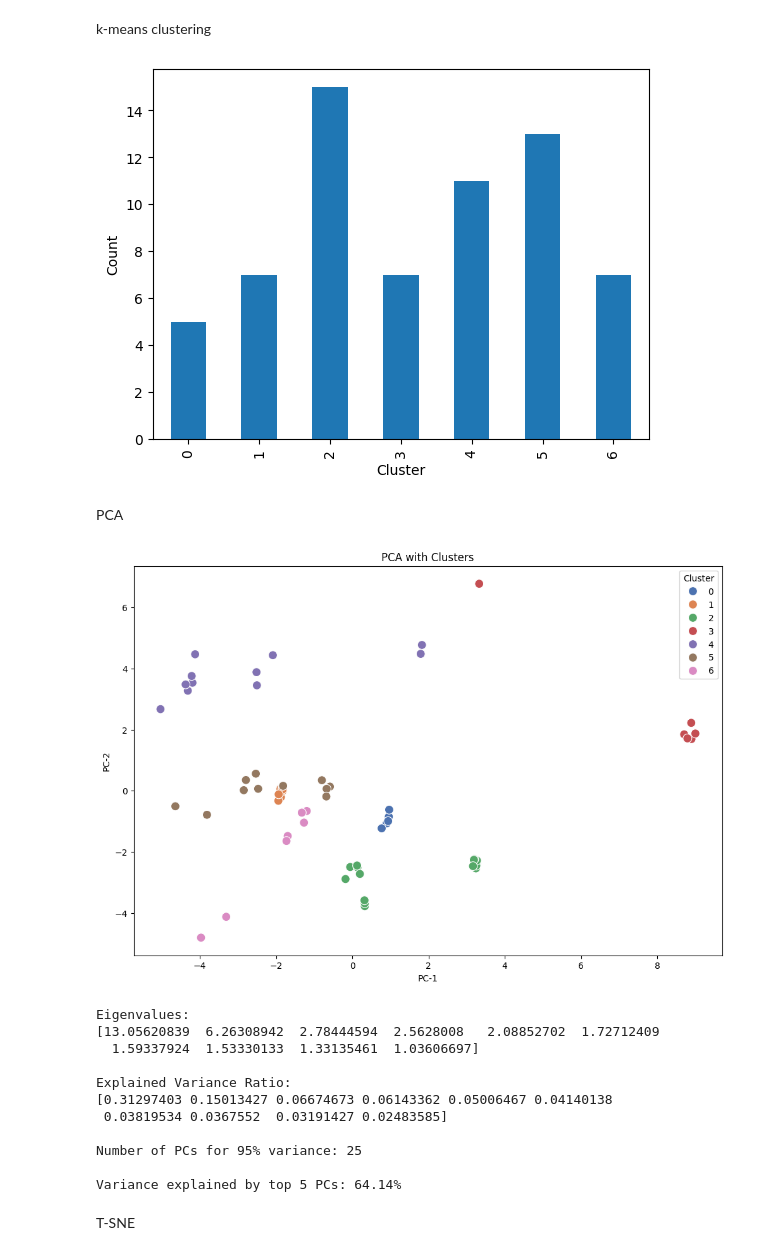
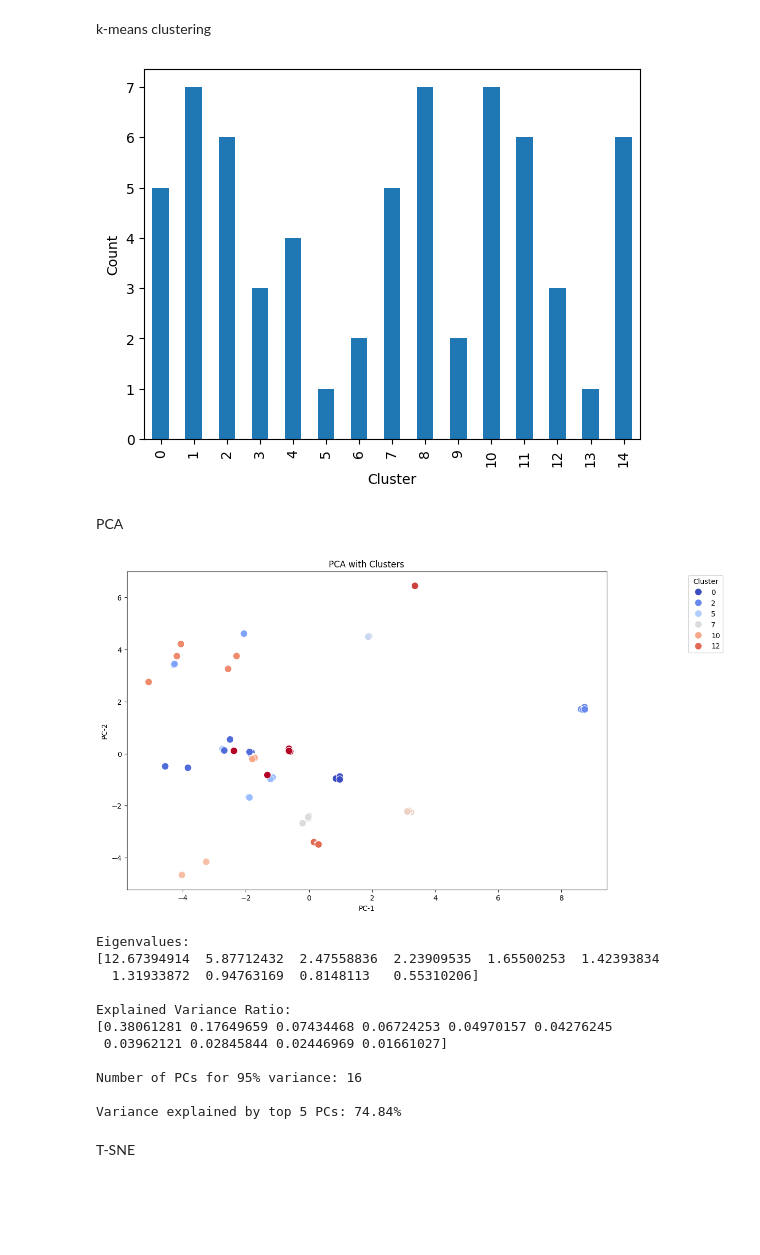
Before and after one commit to SepehrAkbari/enrollment-cliff, a Jupyter notebook: data/analysis.ipynb, the cells around one changed output. Saved outputs shown, nothing was run; the diff lists cells and outputs as text; code cells hidden in the pictures; blank space fills up the shorter version.

```diff
--- a/data/analysis.ipynb
+++ b/data/analysis.ipynb
@@ -59,6 +59,7 @@ df.head()
 splitting
 # %%
 labels = df[['name', 'reasonClosure']].copy()
-X_df = df.drop(columns=['name', 'reasonClosure'] + reason_cols)
+X_df = df.drop(columns=['name', 'reasonClosure', 'state', 'yearClosed', 'stateAbbreviation', 'typeProfit', 'religionAffiliation', 'specialDemographic', 'mergingInstitutionType',
+                        'mergingInstitutionLocationType', 'mergingInstitutionReligiousAffiliation', 'region', 'yearEstablished'] + reason_cols)
 X_df.shape, labels.shape
 # %% [output]
@@ -74,7 +75,7 @@ num_transformer = Pipeline(steps=[
 ])
 
 cat_transformer = Pipeline(steps=[
-    ('onehot', OneHotEncoder(sparse_output=False, handle_unknown='ignore'))
+    ('onehot', OneHotEncoder(sparse_output=False, handle_unknown='ignore', drop='first'))
 ])
 
 preprocessor = ColumnTransformer(
@@ -101,7 +102,7 @@ X_processed.head()
 finding the number of clusters
 # %%
 inertia = []
-k_range = range(2, 16)
+k_range = range(2, 40)
 for k in k_range:
     kmeans = KMeans(n_clusters=k)
     kmeans.fit(X)
@@ -116,7 +117,7 @@ plt.show()
 # %% [markdown]
 k-means clustering
 # %%
-optimal_k = 7
+optimal_k = 15
 kmeans = KMeans(n_clusters=optimal_k, random_state=42)
 kmeans_labels = kmeans.fit_predict(X)
 
@@ -126,49 +127,49 @@ plt.xlabel('Cluster')
 plt.ylabel('Count')
 plt.show()
 # %% [output]
-[figure, old version]
+[figure, new version]
 # %% [markdown]
 PCA
 # %%
 pca = PCA(random_state=rs)
 X_pca = pca.fit_transform(X)
 
 eigenvalues = pca.explained_variance_
 explained_variance_ratio = pca.explained_variance_ratio_
 cumulative_variance = np.cumsum(explained_variance_ratio)
 
 n_components_95 = np.argmax(cumulative_variance >= 0.95) + 1
 
 for i in range(5):
     labels[f'pca_component_{i+1}'] = X_pca[:, i]
 
 plt.figure(figsize=(12, 8))
-scatter = sns.scatterplot(x=X_pca[:, 0], y=X_pca[:, 1], hue=kmeans_labels, palette='deep', s=100)
+scatter = sns.scatterplot(x=X_pca[:, 0], y=X_pca[:, 1], hue=kmeans_labels, palette='coolwarm', s=100)
 # for i, name in enumerate(labels['name']):
 #     plt.text(X_pca[i, 0], X_pca[i, 1], name, fontsize=8)
 plt.xlabel('PC-1')
 plt.ylabel('PC-2')
 plt.title('PCA with Clusters')
-plt.legend(title='Cluster')
+plt.legend(title='Cluster', loc='upper right', bbox_to_anchor=(1.25, 1))
 plt.show()
 
 print(f"\nEigenvalues: \n{eigenvalues[:10]}")
 print(f"\nExplained Variance Ratio: \n{explained_variance_ratio[:10]}")
 print(f"\nNumber of PCs for 95% variance: {n_components_95}")
 print(f"\nVariance explained by top 5 PCs: {cumulative_variance[4]*100:.2f}%")
 # %% [output]
-[figure, old version]
+[figure, new version]
 Eigenvalues:
-[13.05620839  6.26308942  2.78444594  2.5628008   2.08852702  1.72712409
-  1.59337924  1.53330133  1.33135461  1.03606697]
+[12.67394914  5.87712432  2.47558836  2.23909535  1.65500253  1.42393834
+  1.31933872  0.94763169  0.8148113   0.55310206]
 
 Explained Variance Ratio:
-[0.31297403 0.15013427 0.06674673 0.06143362 0.05006467 0.04140138
- 0.03819534 0.0367552  0.03191427 0.02483585]
+[0.38061281 0.17649659 0.07434468 0.06724253 0.04970157 0.04276245
+ 0.03962121 0.02845844 0.02446969 0.01661027]
 
-Number of PCs for 95% variance: 25
+Number of PCs for 95% variance: 16
 
-Variance explained by top 5 PCs: 64.14%
+Variance explained by top 5 PCs: 74.84%
 # %% [markdown]
 T-SNE
 # %%
```
Also changed, not shown: parts of 8 cells of this notebook, 9 other files.
